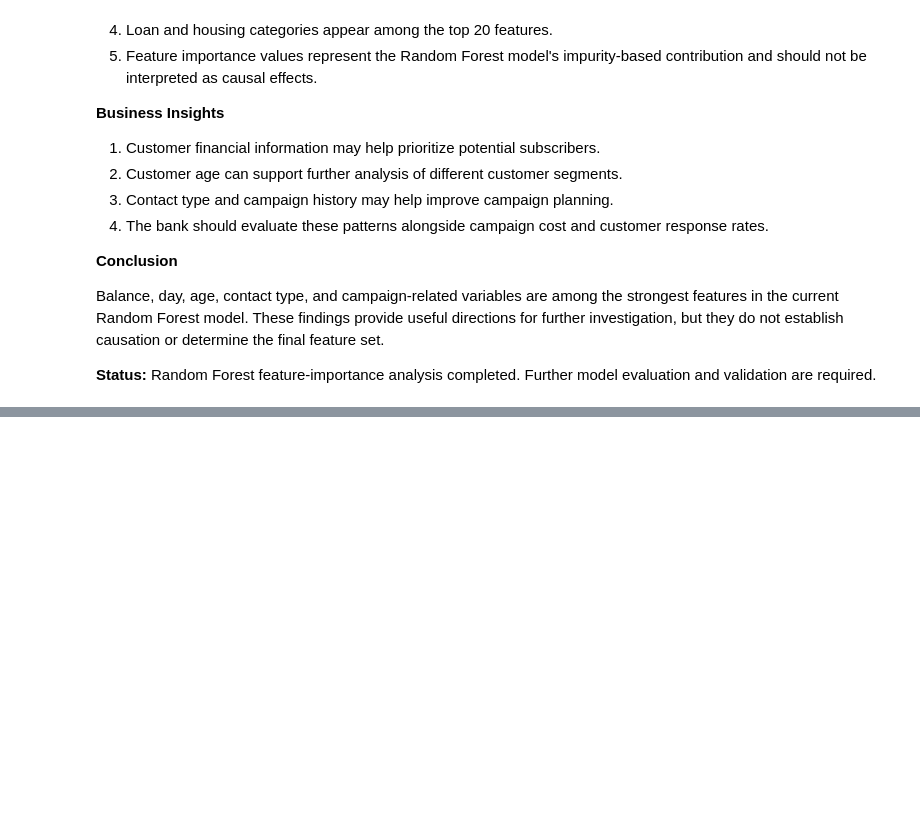
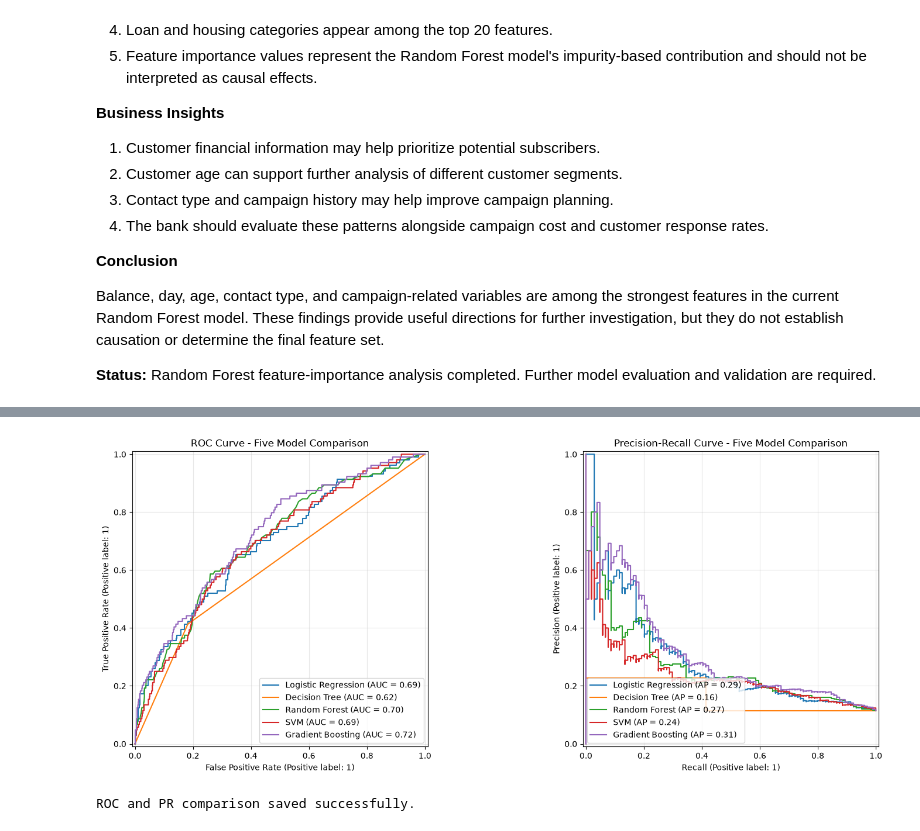
Before and after one commit to ajeetsherkar/Bank-Marketing-ML-PBL, a Jupyter notebook: notebooks/05_model_development.ipynb, the cells around one changed output, grey strips where cells are left out. Saved outputs shown, nothing was run; the diff lists cells and outputs as text; code cells hidden in the pictures; blank space fills up the shorter version.

```diff
--- a/notebooks/05_model_development.ipynb
+++ b/notebooks/05_model_development.ipynb
@@ -1166,0 +1462,60 @@ Balance, day, age, contact type, and campaign-related variables are among the st
+# %%
+# ==========================================
+# SESSION 10 - ROC AND PR CURVE COMPARISON
+# ==========================================
+
+from sklearn.metrics import (
+    RocCurveDisplay,
+    PrecisionRecallDisplay
+)
+
+model_probabilities = {
+    "Logistic Regression": logistic_probabilities,
+    "Decision Tree": decision_tree_probabilities,
+    "Random Forest": random_forest_probabilities,
+    "SVM": svm_probabilities,
+    "Gradient Boosting": gradient_boosting_probabilities
+}
+
+fig, axes = plt.subplots(1, 2, figsize=(16, 6))
+
+# ROC curves
+for model_name, probabilities in model_probabilities.items():
+
+    RocCurveDisplay.from_predictions(
+        y_val,
+        probabilities,
+        name=model_name,
+        ax=axes[0]
+    )
+
+axes[0].set_title("ROC Curve - Five Model Comparison")
+axes[0].grid(alpha=0.3)
+
+# Precision-Recall curves
+for model_name, probabilities in model_probabilities.items():
+
+    PrecisionRecallDisplay.from_predictions(
+        y_val,
+        probabilities,
+        name=model_name,
+        ax=axes[1]
+    )
+
+axes[1].set_title("Precision-Recall Curve - Five Model Comparison")
+axes[1].grid(alpha=0.3)
+
+plt.tight_layout()
+
+plt.savefig(
+    IMAGE_DIR / "07_five_model_roc_pr_comparison.png",
+    dpi=300,
+    bbox_inches="tight"
+)
+
+plt.show()
+
+print("\nROC and PR comparison saved successfully.")
+# %% [output]
+[figure, added]
+ROC and PR comparison saved successfully.
```
Also changed, not shown: parts of 5 cells of this notebook, 2 other files.
